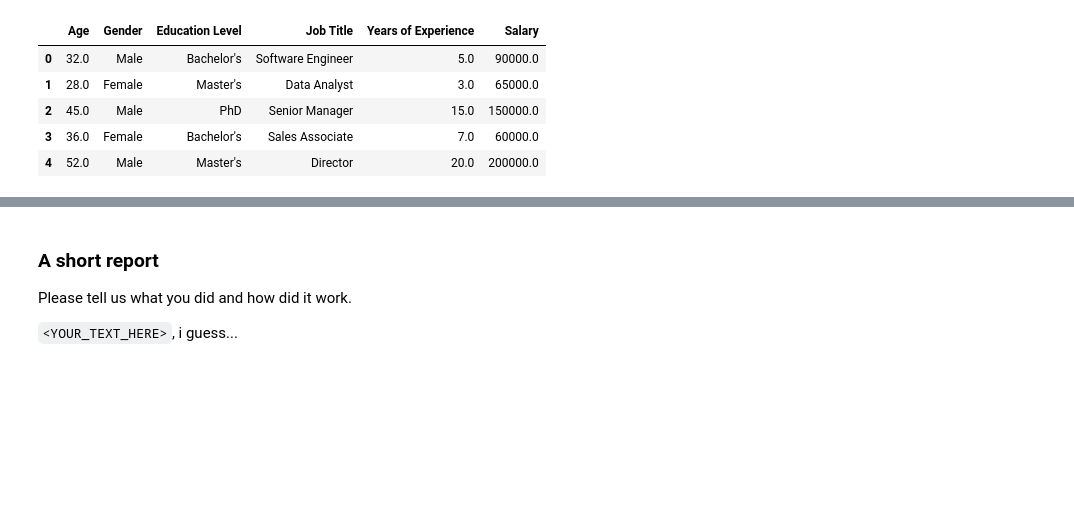
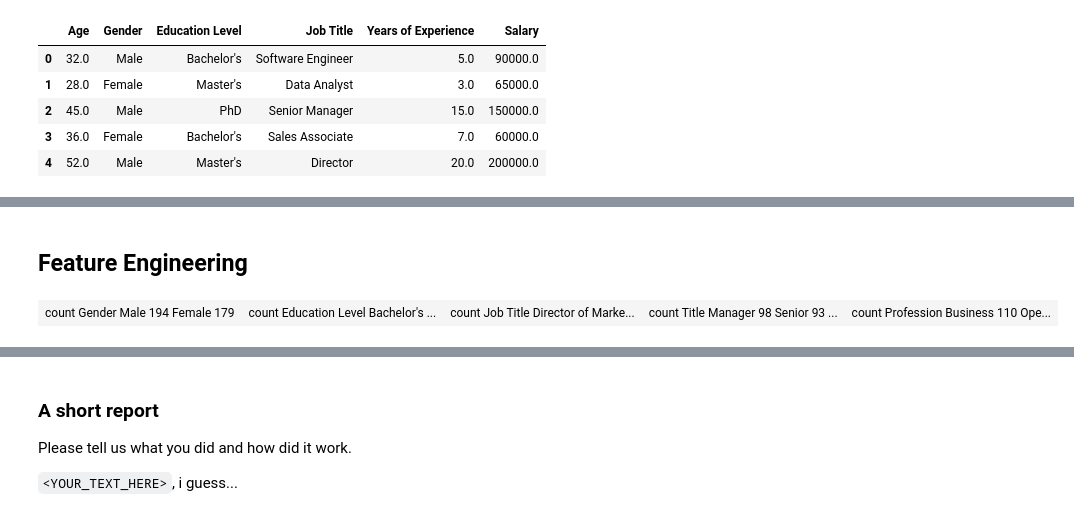
Before and after one commit to pgianinh50364/nlp_course, a Jupyter notebook: week02_classification/homework_part2.ipynb, the cells around one changed output, grey strips where cells are left out. Drawn from its saved outputs; the diff is of its cells as text; code cells hidden in the pictures; blank space fills up the shorter version.

Commit message:
Add feature engineering (not finish)

```diff
--- a/week02_classification/homework_part2.ipynb
+++ b/week02_classification/homework_part2.ipynb
@@ -52,0 +104,8 @@ data.head()
+# %%
+from IPython.core.display import HTML
+def multi_table(table_list):
+    ''' Acceps a list of IpyTable objects and returns a table which contains each IpyTable in a cell
+    '''
+    return HTML('<table><tr style="background-color:black;">'+
+               ''.join(['<td>' + table._repr_html_() + '</td>' for table in table_list]) +
+               '</tr></table>')
@@ -52,0 +159,13 @@ data.head()
+# %% [markdown]
+## Feature Engineering
+# %%
+cat_feats = add.select_dtypes(include='object').columns
+num_feats = add.select_dtypes(exclude='object').columns
+n_unique_df = {}
+n_unique_df = {
+    var:pd.DataFrame(add[var].value_counts())
+    for var in add[cat_feats]
+    }
+multi_table([n_unique_df[col] for col in cat_feats])
+# %% [output]
+| count Gender Male 194 Female 179 | count Education Level Bachelor's ... | count Job Title Director of Marke... | count Title Manager 98 Senior 93 ... | count Profession Business 110 Ope... |
```
Also changed, not shown: parts of 13 cells of this notebook.
